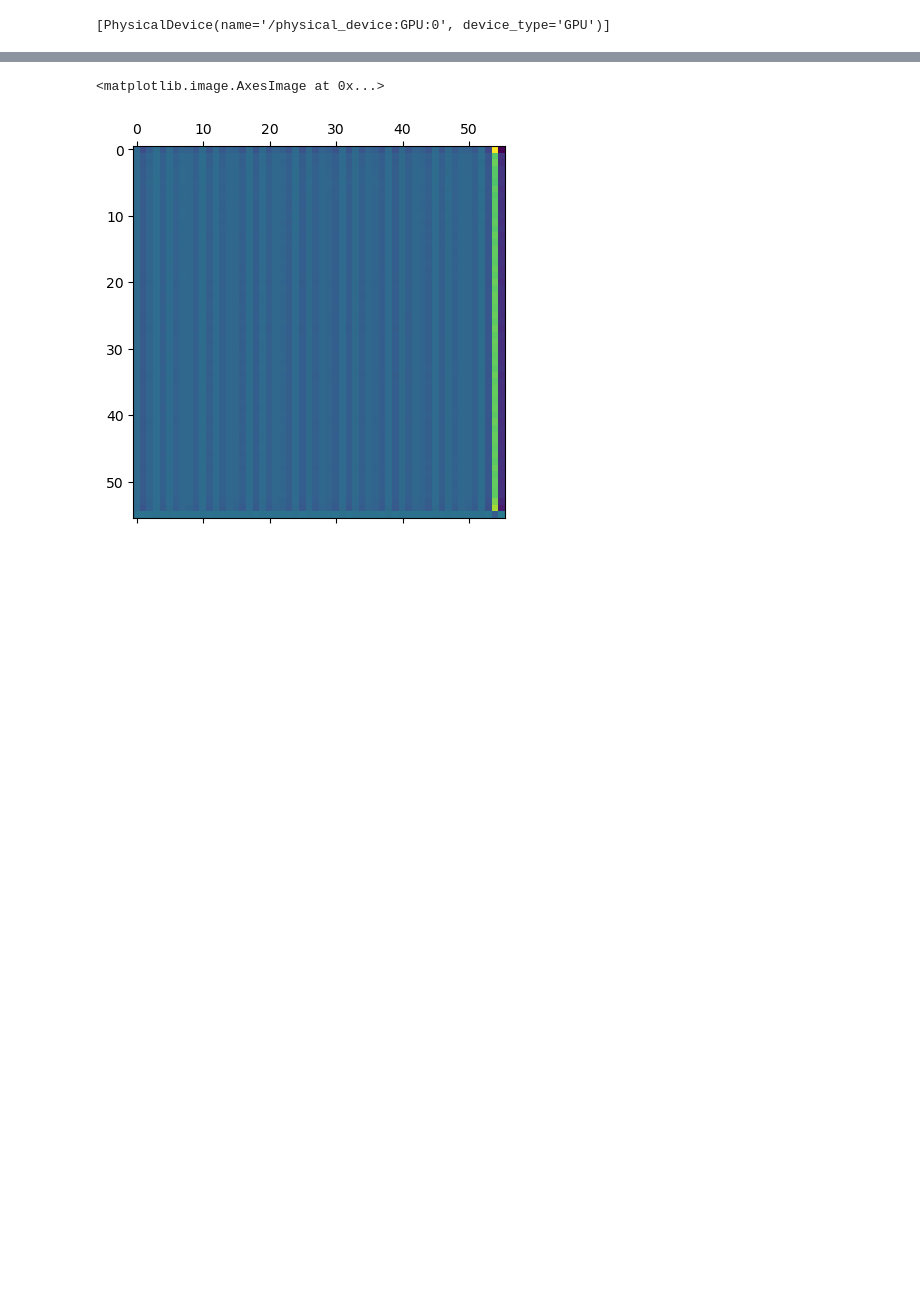
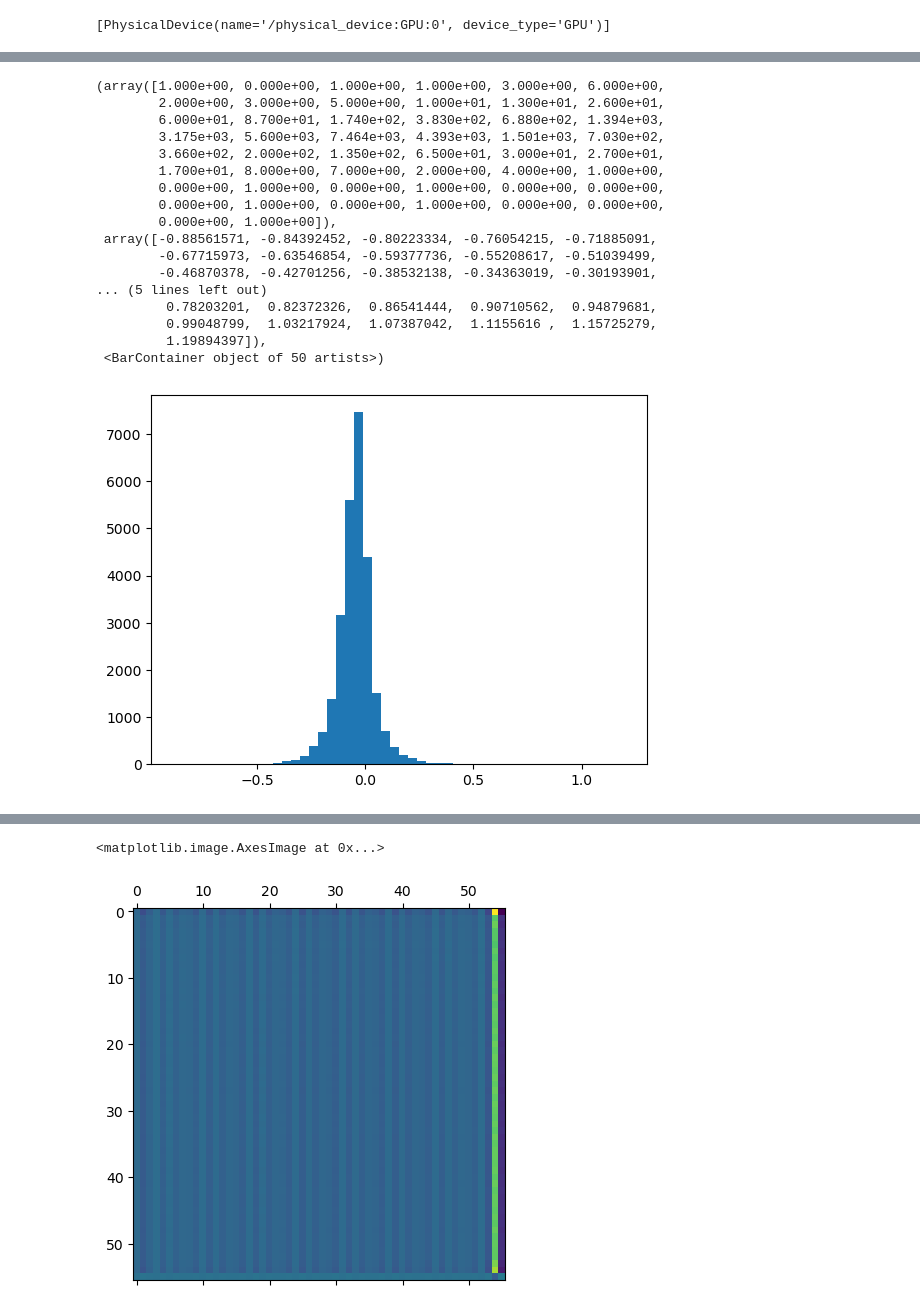
Before and after one commit to michaelpoluektov/tf-hybrid-pruning, a Jupyter notebook: cifar/Test.ipynb, the cells around one changed output, grey strips where cells are left out. Drawn from its saved outputs; the diff is of its cells as text; code cells hidden in the pictures; blank space fills up the shorter version.

```diff
--- a/cifar/Test.ipynb
+++ b/cifar/Test.ipynb
@@ -145,0 +239,3 @@ array([ 1.5829111e-09, -1.9272978e-10,  1.4708530e-10, -3.3394246e-11,
+# %%
+model.compile(optimizer="SGD", loss="categorical_crossentropy", metrics=["accuracy"])
+model.evaluate(test_ds)[1]
@@ -145,0 +274,12 @@ array([ 1.5829111e-09, -1.9272978e-10,  1.4708530e-10, -3.3394246e-11,
+# %%
+m2 = tf.keras.Model(
+    inputs=base_model.input, outputs=base_model.layers[biasl[18]].output
+)
+m1 = tf.keras.Model(inputs=model.input, outputs=model.layers[0].output)
+m2 = m2(m1.output)
+ftr_model = tf.keras.Model(m1.input, m2)
+tot = 0
+base_sum = tf.zeros(ftr_model.output_shape[1:])
+for i, _ in tqdm(train_ds):
+    base_sum += tf.reduce_sum(ftr_model(i), axis=0)
+    tot += 8
@@ -145,0 +311,14 @@ array([ 1.5829111e-09, -1.9272978e-10,  1.4708530e-10, -3.3394246e-11,
+# %%
+rat = []
+for l in biasl:
+    ker = base_model.layers[l].kernel.numpy()
+    for i in range(ker.shape[-1]):
+        rat.append(ker[..., i].mean() / ker[..., i].std())
+# %%
+rat = []
+for l in biasl:
+    ker = base_model.layers[l].kernel.numpy()
+    lst = []
+    for i in range(ker.shape[-1]):
+        lst.append(ker[..., i].std())
+    rat.append(lst)
@@ -145,0 +329,21 @@ array([ 1.5829111e-09, -1.9272978e-10,  1.4708530e-10, -3.3394246e-11,
+# %%
+plt.hist(rat, bins=50)
+# %% [output]
+(array([1.000e+00, 0.000e+00, 1.000e+00, 1.000e+00, 3.000e+00, 6.000e+00,
+        2.000e+00, 3.000e+00, 5.000e+00, 1.000e+01, 1.300e+01, 2.600e+01,
+        6.000e+01, 8.700e+01, 1.740e+02, 3.830e+02, 6.880e+02, 1.394e+03,
+        3.175e+03, 5.600e+03, 7.464e+03, 4.393e+03, 1.501e+03, 7.030e+02,
+        3.660e+02, 2.000e+02, 1.350e+02, 6.500e+01, 3.000e+01, 2.700e+01,
+        1.700e+01, 8.000e+00, 7.000e+00, 2.000e+00, 4.000e+00, 1.000e+00,
+        0.000e+00, 1.000e+00, 0.000e+00, 1.000e+00, 0.000e+00, 0.000e+00,
+        0.000e+00, 1.000e+00, 0.000e+00, 1.000e+00, 0.000e+00, 0.000e+00,
+        0.000e+00, 1.000e+00]),
+ array([-0.88561571, -0.84392452, -0.80223334, -0.76054215, -0.71885091,
+        -0.67715973, -0.63546854, -0.59377736, -0.55208617, -0.51039499,
+        -0.46870378, -0.42701256, -0.38532138, -0.34363019, -0.30193901,
+... (5 lines left out)
+         0.78203201,  0.82372326,  0.86541444,  0.90710562,  0.94879681,
+         0.99048799,  1.03217924,  1.07387042,  1.1155616 ,  1.15725279,
+         1.19894397]),
+ <BarContainer object of 50 artists>)
+[figure, added]
```
Also changed, not shown: parts of 42 cells of this notebook, 3 other files.
